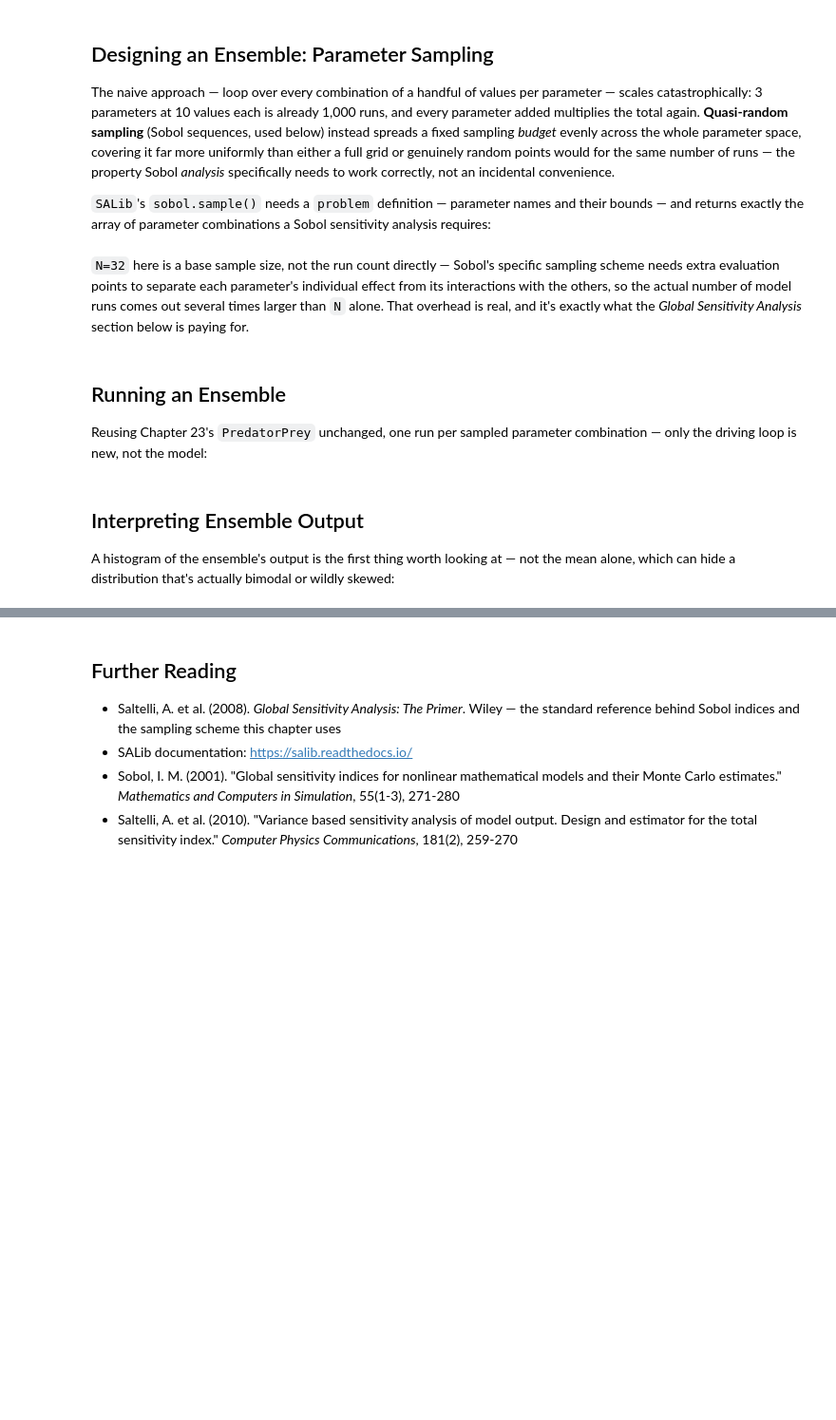
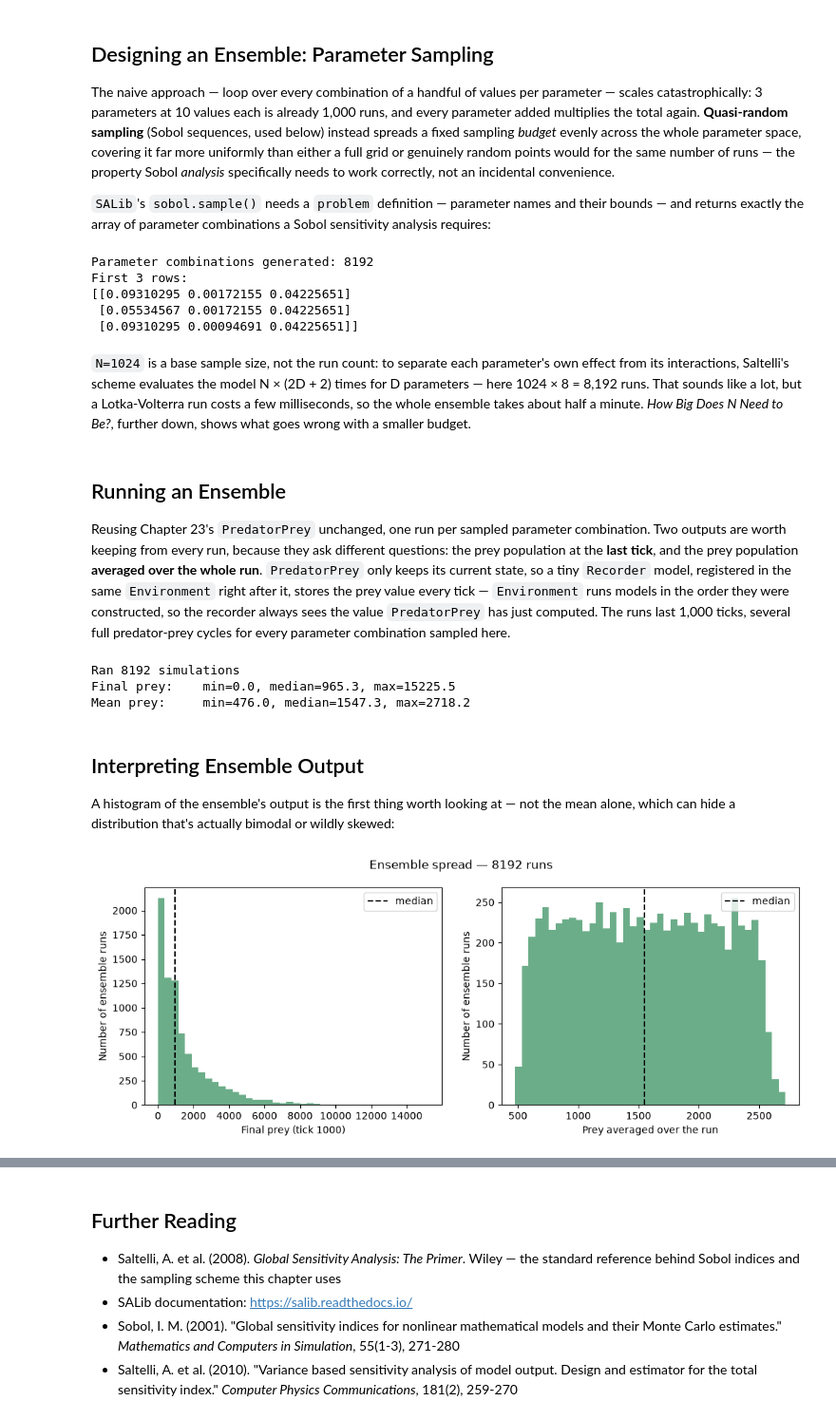
Before and after one commit to LambdaGeo/geospatial-modeling-python, a Jupyter notebook: docs/part7/ch31_ensemble.ipynb, the cells around one changed output, grey strips where cells are left out. Shown at 95% size. Cells and saved outputs as stored; diff of their text form; code cells hidden in the pictures; blank space fills up the shorter version.

```diff
--- a/docs/part7/ch31_ensemble.ipynb
+++ b/docs/part7/ch31_ensemble.ipynb
@@ -48,47 +49,72 @@ problem = {
     ],
 }
 
-param_values = sobol_sample.sample(problem, N=32)
+param_values = sobol_sample.sample(problem, N=1024, seed=42)  # seed: the same design every run
 print("Parameter combinations generated:", param_values.shape[0])
 print("First 3 rows:")
 print(param_values[:3])
+# %% [output]
+Parameter combinations generated: 8192
+First 3 rows:
+[[0.09310295 0.00172155 0.04225651]
+ [0.05534567 0.00172155 0.04225651]
+ [0.09310295 0.00094691 0.04225651]]
 # %% [markdown]
-`N=32` here is a base sample size, not the run count directly — Sobol's specific sampling scheme needs extra evaluation points to separate each parameter's individual effect from its interactions with the others, so the actual number of model runs comes out several times larger than `N` alone. That overhead is real, and it's exactly what the *Global Sensitivity Analysis* section below is paying for.
+`N=1024` is a base sample size, not the run count: to separate each parameter's own effect from its interactions, Saltelli's scheme evaluates the model N × (2D + 2) times for D parameters — here 1024 × 8 = 8,192 runs. That sounds like a lot, but a Lotka-Volterra run costs a few milliseconds, so the whole ensemble takes about half a minute. *How Big Does N Need to Be?*, further down, shows what goes wrong with a smaller budget.
 # %% [markdown]
 ## Running an Ensemble
 
-Reusing Chapter 23's `PredatorPrey` unchanged, one run per sampled parameter combination — only the driving loop is new, not the model:
+Reusing Chapter 23's `PredatorPrey` unchanged, one run per sampled parameter combination. Two outputs are worth keeping from every run, because they ask different questions: the prey population at the **last tick**, and the prey population **averaged over the whole run**. `PredatorPrey` only keeps its current state, so a tiny `Recorder` model, registered in the same `Environment` right after it, stores the prey value every tick — `Environment` runs models in the order they were constructed, so the recorder always sees the value `PredatorPrey` has just computed. The runs last 1,000 ticks, several full predator-prey cycles for every parameter combination sampled here.
 # %%
-from dissmodel.core import Environment
+from dissmodel.core import Environment, Model
 from dissmodel_sysdyn.models import PredatorPrey
+
+
+class Recorder(Model):
+    """Store one attribute of another model at every tick."""
+    def setup(self, target, attr):
+        self.target, self.attr, self.history = target, attr, []
+
+    def execute(self):
+        self.history.append(getattr(self.target, self.attr))
 
 
 def run_predator_prey(prey_growth, prey_death_pred, pred_death):
     with contextlib.redirect_stdout(io.StringIO()):  # silence Environment's per-run log
-        env = Environment(start_time=0, end_time=100)
+        env = Environment(start_time=0, end_time=1000)
         pp = PredatorPrey(
             predator=40.0, prey=1000.0,
             prey_growth=prey_growth, prey_death_pred=prey_death_pred,
             pred_death=pred_death, pred_growth_kills=0.00002,
         )
+        rec = Recorder(target=pp, attr="prey")
         env.run()
-    return pp.prey  # final prey population — this ensemble's output of interest
+    return pp.prey, np.mean(rec.history)  # final prey, time-averaged prey
 
 
-final_prey = np.array([run_predator_prey(*row) for row in param_values])
-print(f"Ran {len(final_prey)} simulations")
-print(f"Final prey population: min={final_prey.min():.1f}, median={np.median(final_prey):.1f}, max={final_prey.max():.1f}")
+results = np.array([run_predator_prey(*row) for row in param_values])
+final_prey, mean_prey = results[:, 0], results[:, 1]
+print(f"Ran {len(results)} simulations")
+print(f"Final prey:    min={final_prey.min():.1f}, median={np.median(final_prey):.1f}, max={final_prey.max():.1f}")
+print(f"Mean prey:     min={mean_prey.min():.1f}, median={np.median(mean_prey):.1f}, max={mean_prey.max():.1f}")
+# %% [output]
+Ran 8192 simulations
+Final prey:    min=0.0, median=965.3, max=15225.5
+Mean prey:     min=476.0, median=1547.3, max=2718.2
 # %% [markdown]
 ## Interpreting Ensemble Output
 
 A histogram of the ensemble's output is the first thing worth looking at — not the mean alone, which can hide a distribution that's actually bimodal or wildly skewed:
 # %%
-fig, ax = plt.subplots(figsize=(8, 4))
-ax.hist(final_prey, bins=30, color="seagreen", alpha=0.7)
-ax.axvline(np.median(final_prey), color="black", linestyle="--", label="median")
-ax.set_xlabel("Final prey population (tick 100)")
-ax.set_ylabel("Number of ensemble runs")
-ax.set_title(f"Ensemble spread — {len(final_prey)} runs")
-ax.legend()
+fig, axes = plt.subplots(1, 2, figsize=(12, 4))
+for ax, values, label in zip(axes, [final_prey, mean_prey], ["Final prey (tick 1000)", "Prey averaged over the run"]):
+    ax.hist(values, bins=40, color="seagreen", alpha=0.7)
+    ax.axvline(np.median(values), color="black", linestyle="--", label="median")
+    ax.set_xlabel(label)
+    ax.set_ylabel("Number of ensemble runs")
+    ax.legend()
+fig.suptitle(f"Ensemble spread — {len(results)} runs")
 plt.show()
+# %% [output]
+[figure, added]
 # %% [markdown]
```
Also changed, not shown: parts of 13 cells of this notebook, 27 other files.
